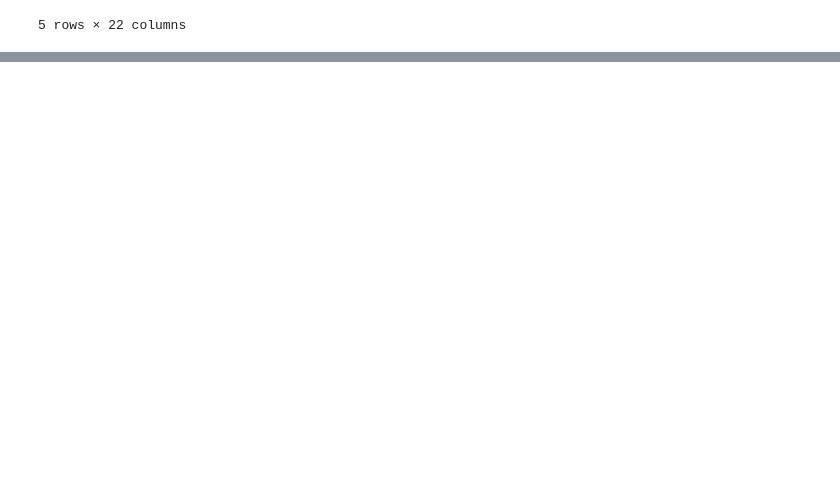
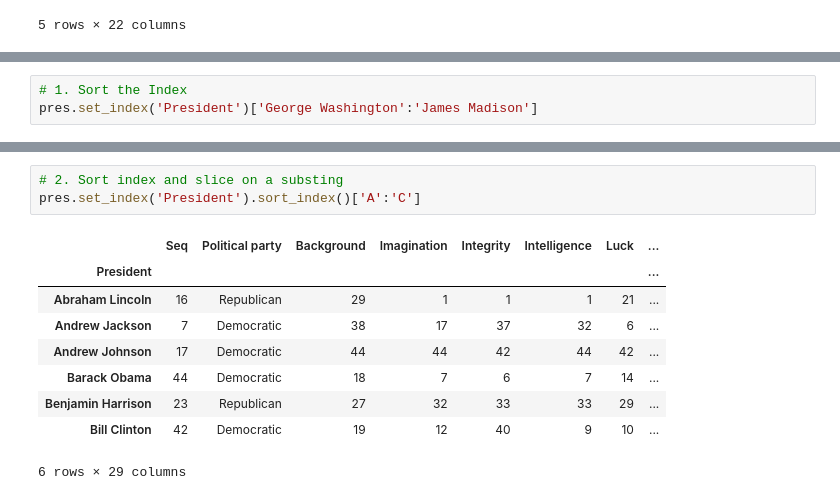
Before and after one commit to jporman/general, a Jupyter notebook: effective_pandas.ipynb, the cells around one changed output, grey strips where cells are left out. Saved outputs shown, nothing was run; the diff lists cells and outputs as text; blank space fills up the shorter version.

```diff
--- a/effective_pandas.ipynb
+++ b/effective_pandas.ipynb
@@ -1202,0 +1237,3 @@ jb2.assign(duplicated = jb2.duplicated(keep=False),
+# %%
+# 1. Sort the Index
+pres.set_index('President')['George Washington':'James Madison']
@@ -1202,0 +1248,13 @@ jb2.assign(duplicated = jb2.duplicated(keep=False),
+# %%
+# 2. Sort index and slice on a substing
+pres.set_index('President').sort_index()['A':'C']
+# %% [output]
+|  | Seq | Political party | Background | Imagination | Integrity | Intelligence | Luck | ... |
+| President |  |  |  |  |  |  |  | ... |
+| Abraham Lincoln | 16 | Republican | 29 | 1 | 1 | 1 | 21 | ... |
+| Andrew Jackson | 7 | Democratic | 38 | 17 | 37 | 32 | 6 | ... |
+| Andrew Johnson | 17 | Democratic | 44 | 44 | 42 | 44 | 42 | ... |
+| Barack Obama | 44 | Democratic | 18 | 7 | 6 | 7 | 14 | ... |
+| Benjamin Harrison | 23 | Republican | 27 | 32 | 33 | 33 | 29 | ... |
+| Bill Clinton | 42 | Democratic | 19 | 12 | 40 | 9 | 10 | ... |
+6 rows × 29 columns
```
Also changed, not shown: parts of 13 cells of this notebook.
